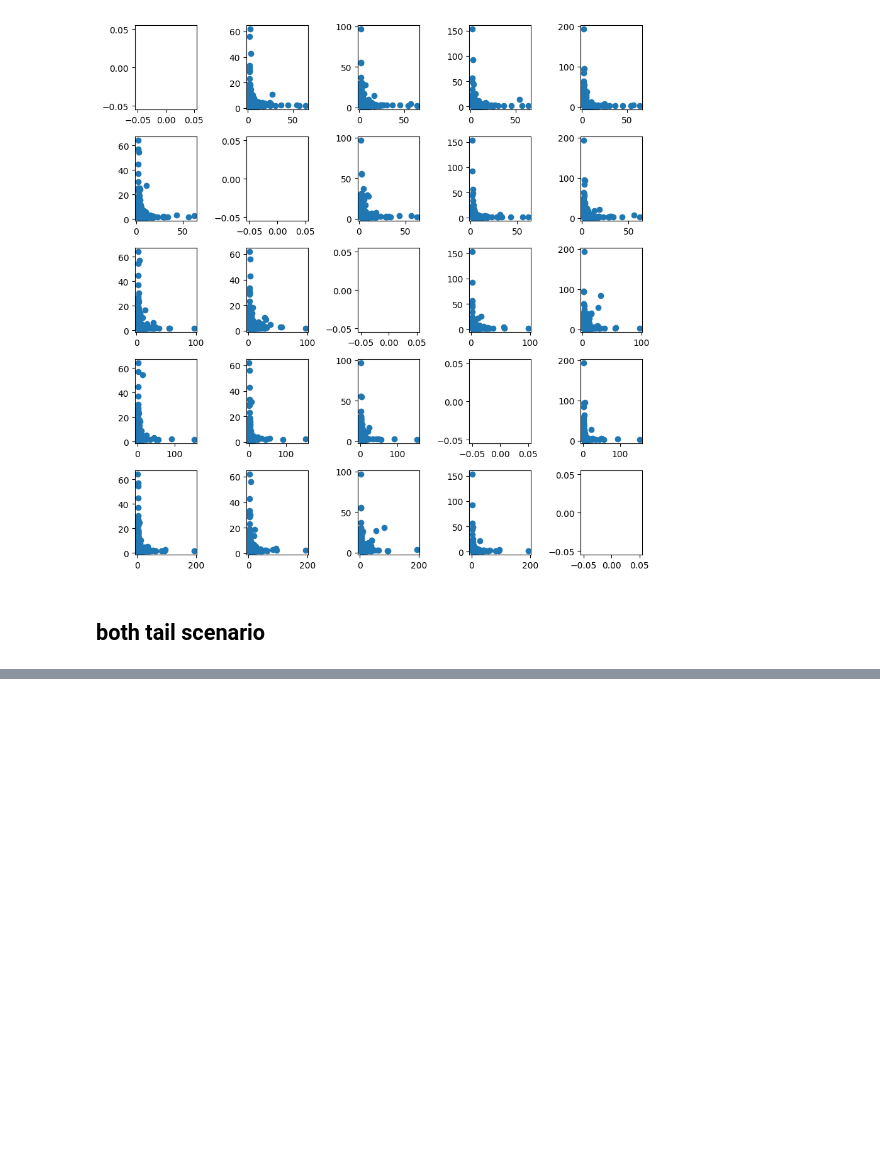
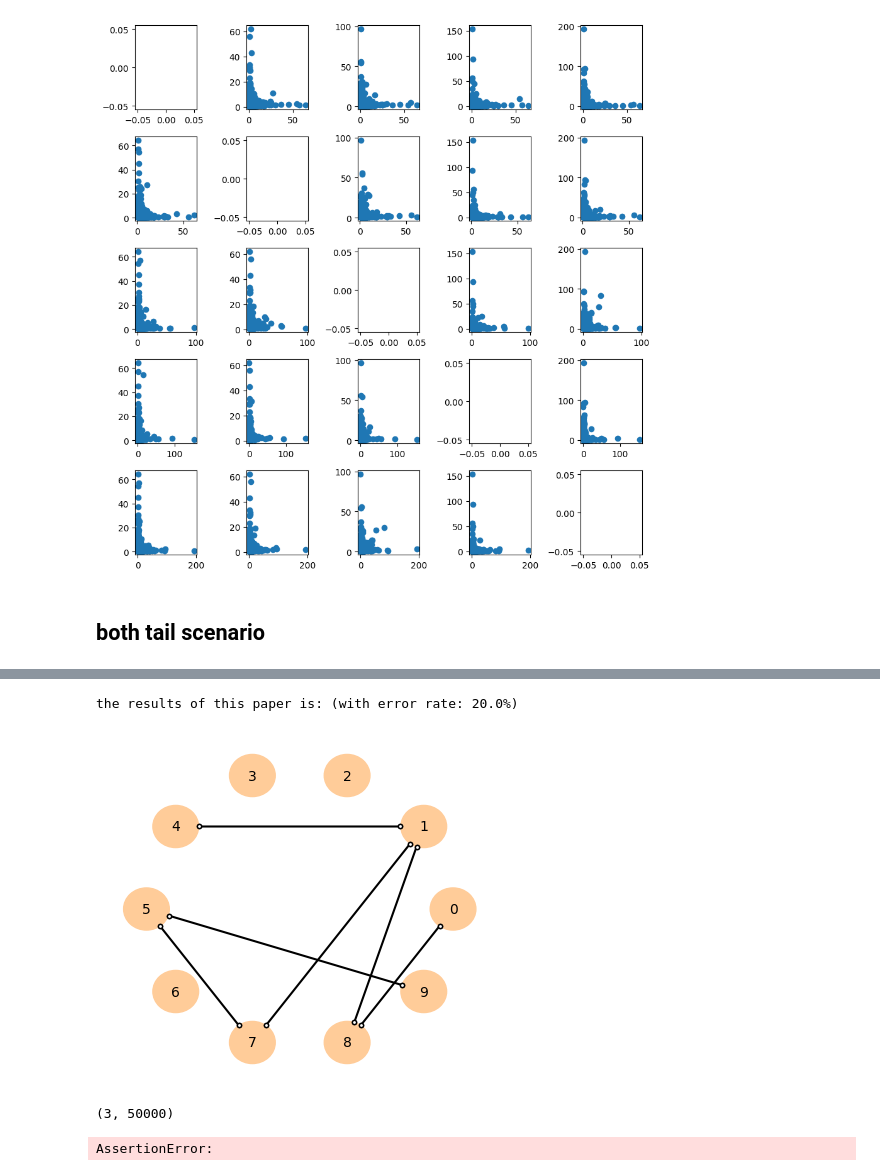
Before and after one commit to junshujiang/tailSCM, a Jupyter notebook: tutorial1_simulationAndComparison.ipynb, the cells around one changed output, grey strips where cells are left out. Cells and saved outputs as stored; diff of their text form; code cells hidden in the pictures; blank space fills up the shorter version.

Commit message:
debug transformation; both tail causal

```diff
--- a/tutorial1_simulationAndComparison.ipynb
+++ b/tutorial1_simulationAndComparison.ipynb
@@ -141,0 +154,28 @@ draw_graph(edge_shape,var_names=var_names)#,pathh,nodes)
+# %%
+pc_alpha=0.005
+sparsity=0.2
+quantile=0.1
+N=50000
+num_nodes = 5 # 图中的节点数
+
+
+adjacency_matrix,edge_shape = generate_dag_two_tails(num_nodes,edge_probability=sparsity)
+B=adjacency_matrix
+A=np.diag(np.ones(num_nodes))
+A=np.concatenate([A,A],axis=0)
+switch_probability=np.ones(num_nodes)*0.5
+
+N_data=simulation(N,num_nodes).T
+K_data=(np.random.uniform(0,1,size=(N,num_nodes))>0.5).astype(int)
+K_data_=np.concatenate([K_data,1-K_data],axis=1)
+
+K_data=np.array([np.diag(k) for k in K_data_])
+
+
+# 代码实现
+I = np.diag(np.ones(num_nodes * 2))
+KA = K_data @ A
+KB = K_data @ B
+IKB_inv=np.linalg.inv(I-KB)
+X_data_bar=otimes(IKB_inv @ KA,N_data)
+X_data=X_data_bar[:num_nodes,:]-X_data_bar[num_nodes:,:]
@@ -141,0 +206,18 @@ draw_graph(edge_shape,var_names=var_names)#,pathh,nodes)
+# %%
+data_df_bar=pd.DataFrame(X_data_bar.T)
+resultsThisPaper,_=method_this_paper(data_df_bar,both_tail=True,nodes_number=num_nodes,pc_alpha=0.02,quantile=0.1)
+# %%
+
+
+
+error_rate_this_paper,_=compare_graphs(resultsThisPaper,edge_shape)
+
+print("the results of this paper is: (with error rate: {:.1f}%)".format(error_rate_this_paper*100))
+draw_graph(resultsThisPaper)
+# %% [output]
+the results of this paper is: (with error rate: 20.0%)
+[figure, added]
+# %%
+N_data.shape
+# %% [output]
+(3, 50000)
@@ -141,0 +226,7 @@ draw_graph(edge_shape,var_names=var_names)#,pathh,nodes)
+# %%
+error_rate_gong,_=compare_graphs(resultsthis_paper,edge_shape)
+print("the ground truth graph is:")
+draw_graph(resultsthis_paper)
+print("the results of this paper is: (with error rate: {:.1f}%)".format(error_rate_this_paper*100))
+# %% [output]
+AssertionError:
```
Also changed, not shown: parts of 9 cells of this notebook, 1 other file.
